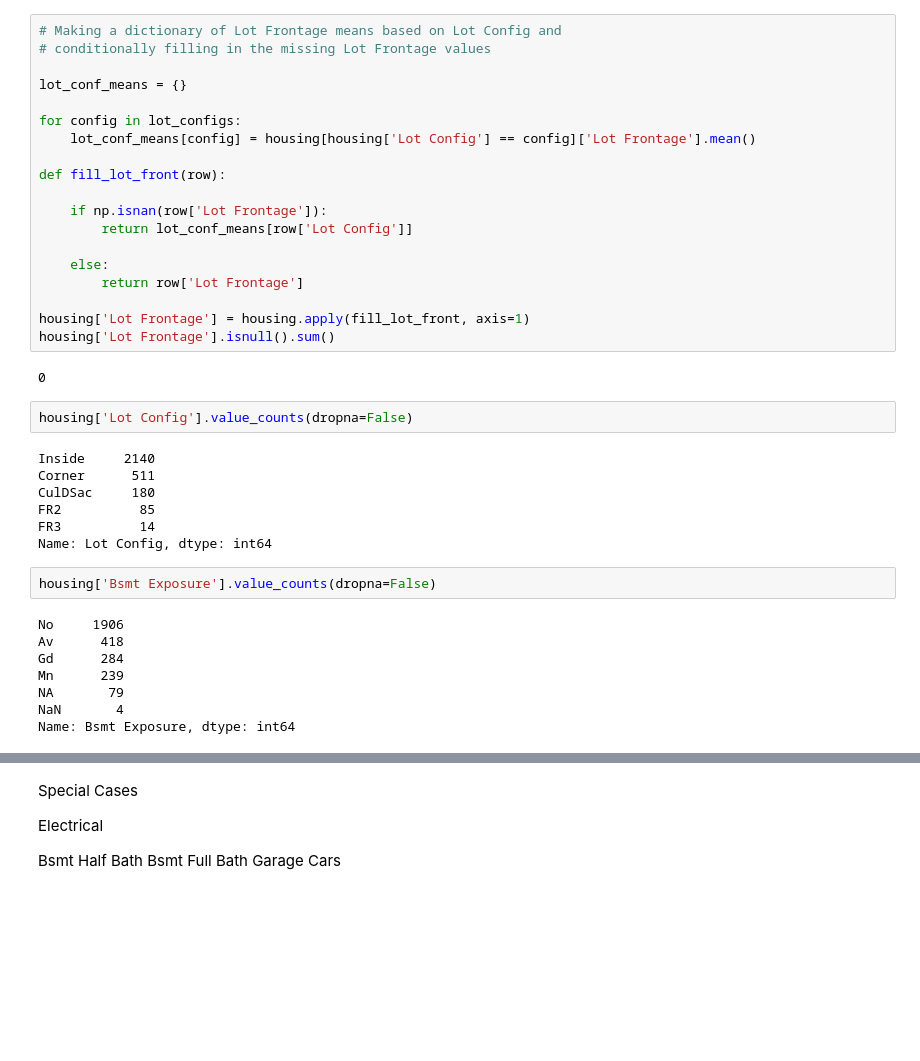
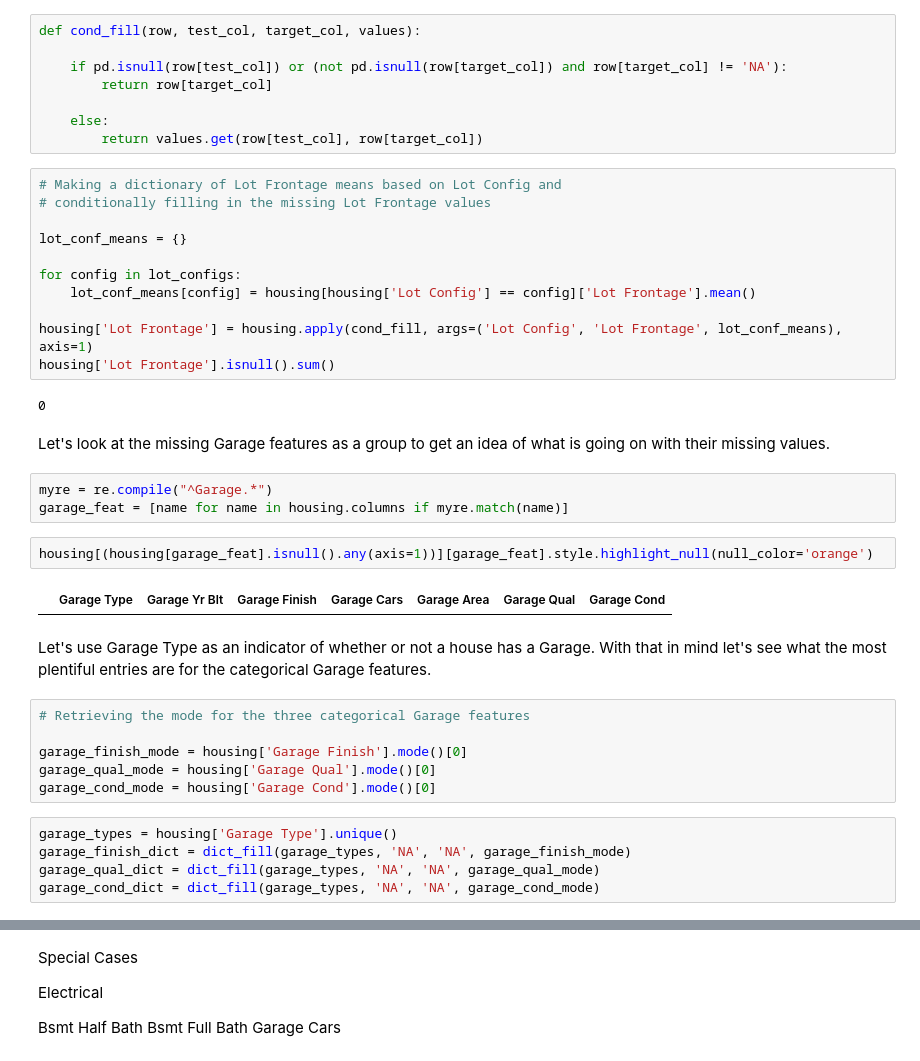
Before and after one commit to Adam-Klaum/house_prices_lr, a Jupyter notebook: house_prices_lr.ipynb, the cells around one changed output, grey strips where cells are left out. Saved outputs shown, nothing was run; the diff lists cells and outputs as text; blank space fills up the shorter version.

```diff
--- a/house_prices_lr.ipynb
+++ b/house_prices_lr.ipynb
@@ -149,3 +131,11 @@ lot_configs = housing['Lot Config'].unique()
+# %%
+def cond_fill(row, test_col, target_col, values):
+
+    if pd.isnull(row[test_col]) or (not pd.isnull(row[target_col]) and row[target_col] != 'NA'):
+        return row[target_col]
+
+    else:
+        return values.get(row[test_col], row[target_col])
 # %%
 # Making a dictionary of Lot Frontage means based on Lot Config and
 # conditionally filling in the missing Lot Frontage values
@@ -155,34 +145,29 @@ lot_conf_means = {}
 for config in lot_configs:
     lot_conf_means[config] = housing[housing['Lot Config'] == config]['Lot Frontage'].mean()
 
-def fill_lot_front(row):
-
-    if np.isnan(row['Lot Frontage']):
-        return lot_conf_means[row['Lot Config']]
-
-    else:
-        return row['Lot Frontage']
-
-housing['Lot Frontage'] = housing.apply(fill_lot_front, axis=1)
+housing['Lot Frontage'] = housing.apply(cond_fill, args=('Lot Config', 'Lot Frontage', lot_conf_means), axis=1)
 housing['Lot Frontage'].isnull().sum()
 # %% [output]
 0
-# %%
-housing['Lot Config'].value_counts(dropna=False)
-# %% [output]
-Inside     2140
-Corner      511
-CulDSac     180
-FR2          85
-FR3          14
-Name: Lot Config, dtype: int64
-# %%
-housing['Bsmt Exposure'].value_counts(dropna=False)
-# %% [output]
-No     1906
-Av      418
-Gd      284
-Mn      239
-NA       79
-NaN       4
-Name: Bsmt Exposure, dtype: int64
+# %% [markdown]
+Let's look at the missing Garage features as a group to get an idea of what is going on with their missing values.
+# %%
+myre = re.compile("^Garage.*")
+garage_feat = [name for name in housing.columns if myre.match(name)]
+# %%
+housing[(housing[garage_feat].isnull().any(axis=1))][garage_feat].style.highlight_null(null_color='orange')
+# %% [output]
+|  | Garage Type | Garage Yr Blt | Garage Finish | Garage Cars | Garage Area | Garage Qual | Garage Cond |
+# %% [markdown]
+Let's use Garage Type as an indicator of whether or not a house has a Garage.  With that in mind let's see what the most plentiful entries are for the categorical Garage features.
+# %%
+# Retrieving the mode for the three categorical Garage features
+
+garage_finish_mode = housing['Garage Finish'].mode()[0]
+garage_qual_mode = housing['Garage Qual'].mode()[0]
+garage_cond_mode = housing['Garage Cond'].mode()[0]
+# %%
+garage_types = housing['Garage Type'].unique()
+garage_finish_dict = dict_fill(garage_types, 'NA', 'NA', garage_finish_mode)
+garage_qual_dict = dict_fill(garage_types, 'NA', 'NA', garage_qual_mode)
+garage_cond_dict = dict_fill(garage_types, 'NA', 'NA', garage_cond_mode)
```
Also changed, not shown: parts of 24 cells of this notebook.
